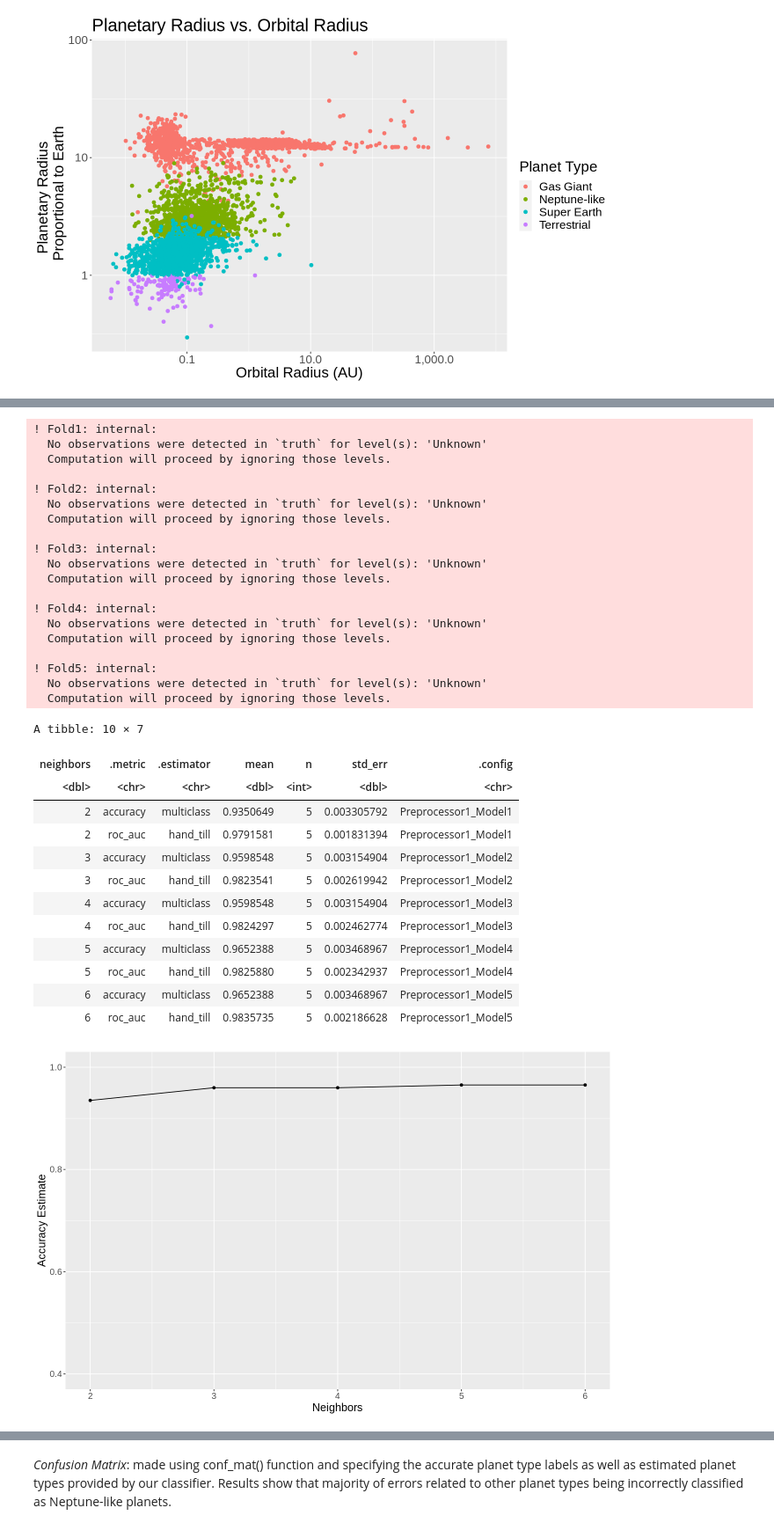
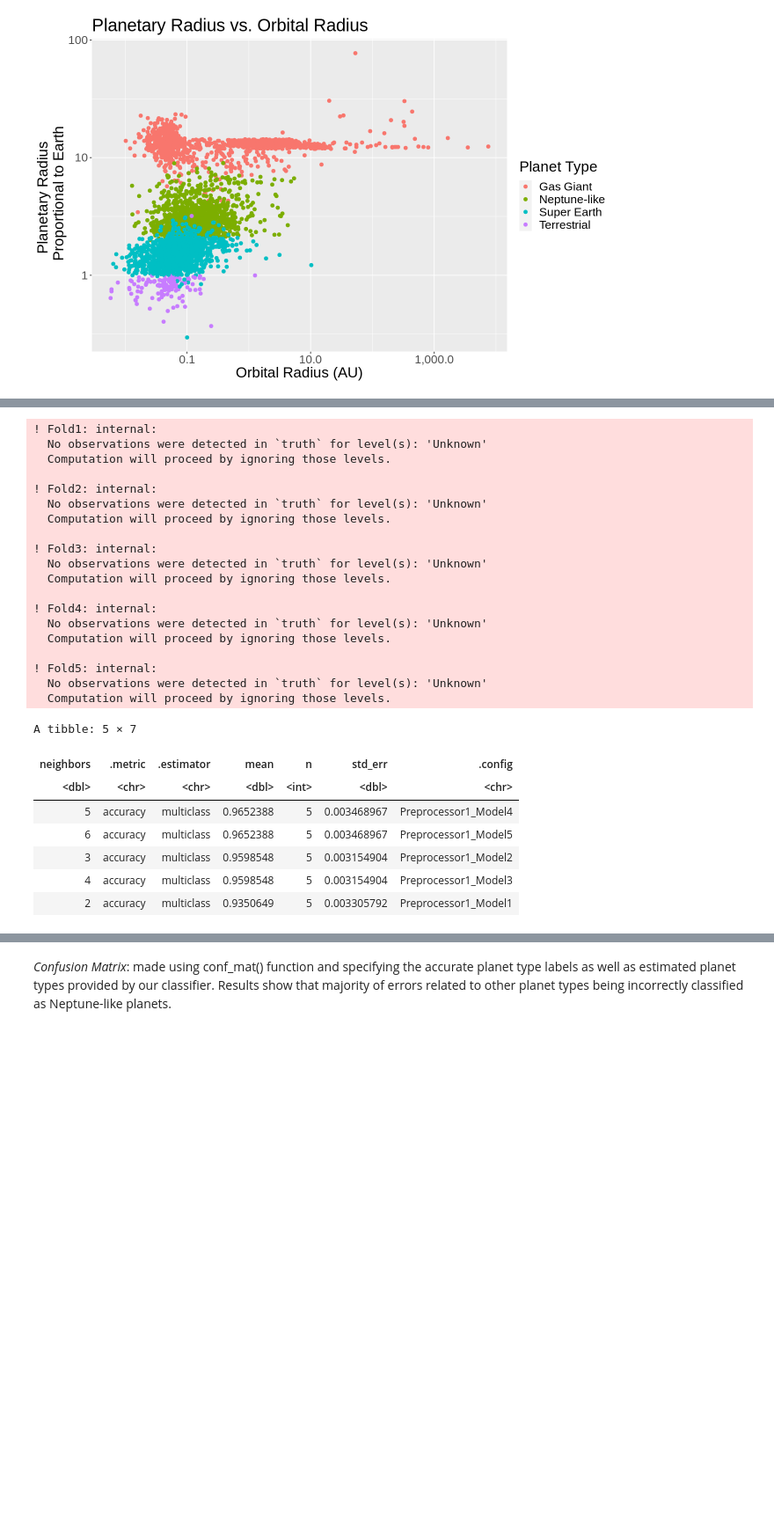
Before and after one commit to karembryo/dsci-project, a Jupyter notebook: group_43_project_report (1).ipynb, the cells around one changed output, grey strips where cells are left out. Shown at 88% size. Saved outputs shown, nothing was run; the diff lists cells and outputs as text; code cells hidden in the pictures; blank space fills up the shorter version.

```diff
--- a/group_43_project_report (1).ipynb
+++ b/group_43_project_report (1).ipynb
@@ -184,52 +185,40 @@ k_set <- tibble(neighbors = seq(from =2, to=6, by=1))
 knn_results <- workflow() |>
        add_recipe(planet_recipe) |>
        add_model(knn_tune) |>
        tune_grid(resamples = data_vfold, grid = k_set) |>
        collect_metrics()
-knn_results
+
 
 accuracies <- knn_results |>
-      filter(.metric == "accuracy")
+      filter(.metric == "accuracy")|>
+    arrange(desc(mean))
 
-cross_val_plot <- ggplot(accuracies, aes(x = neighbors, y = mean))+
-       geom_point() +
-       geom_line() +
-       labs(x = "Neighbors", y = "Accuracy Estimate") +
-       theme(text = element_text(size = 15)) +
-       scale_x_continuous(breaks = seq(0, 14, by = 1)) +  # adjusting the x-axis
-       scale_y_continuous(limits = c(0.4, 1.0)) # adjusting the y-axis
-cross_val_plot
+accuracies
 # %% [output]
 ! Fold1: internal:
   No observations were detected in `truth` for level(s): 'Unknown'
   Computation will proceed by ignoring those levels.
 
 ! Fold2: internal:
   No observations were detected in `truth` for level(s): 'Unknown'
   Computation will proceed by ignoring those levels.
 
 ! Fold3: internal:
   No observations were detected in `truth` for level(s): 'Unknown'
   Computation will proceed by ignoring those levels.
 
 ! Fold4: internal:
   No observations were detected in `truth` for level(s): 'Unknown'
   Computation will proceed by ignoring those levels.
 
 ! Fold5: internal:
   No observations were detected in `truth` for level(s): 'Unknown'
   Computation will proceed by ignoring those levels.
-A tibble: 10 × 7
+A tibble: 5 × 7
 | neighbors | .metric | .estimator | mean | n | std_err | .config |
 | <dbl> | <chr> | <chr> | <dbl> | <int> | <dbl> | <chr> |
+| 5 | accuracy | multiclass | 0.9652388 | 5 | 0.003468967 | Preprocessor1_Model4 |
+| 6 | accuracy | multiclass | 0.9652388 | 5 | 0.003468967 | Preprocessor1_Model5 |
+| 3 | accuracy | multiclass | 0.9598548 | 5 | 0.003154904 | Preprocessor1_Model2 |
+| 4 | accuracy | multiclass | 0.9598548 | 5 | 0.003154904 | Preprocessor1_Model3 |
 | 2 | accuracy | multiclass | 0.9350649 | 5 | 0.003305792 | Preprocessor1_Model1 |
-| 2 | roc_auc | hand_till | 0.9791581 | 5 | 0.001831394 | Preprocessor1_Model1 |
-| 3 | accuracy | multiclass | 0.9598548 | 5 | 0.003154904 | Preprocessor1_Model2 |
-| 3 | roc_auc | hand_till | 0.9823541 | 5 | 0.002619942 | Preprocessor1_Model2 |
-| 4 | accuracy | multiclass | 0.9598548 | 5 | 0.003154904 | Preprocessor1_Model3 |
-| 4 | roc_auc | hand_till | 0.9824297 | 5 | 0.002462774 | Preprocessor1_Model3 |
-| 5 | accuracy | multiclass | 0.9652388 | 5 | 0.003468967 | Preprocessor1_Model4 |
-| 5 | roc_auc | hand_till | 0.9825880 | 5 | 0.002342937 | Preprocessor1_Model4 |
-| 6 | accuracy | multiclass | 0.9652388 | 5 | 0.003468967 | Preprocessor1_Model5 |
-| 6 | roc_auc | hand_till | 0.9835735 | 5 | 0.002186628 | Preprocessor1_Model5 |
-[figure, removed]
```
Also changed, not shown: parts of 27 cells of this notebook.
